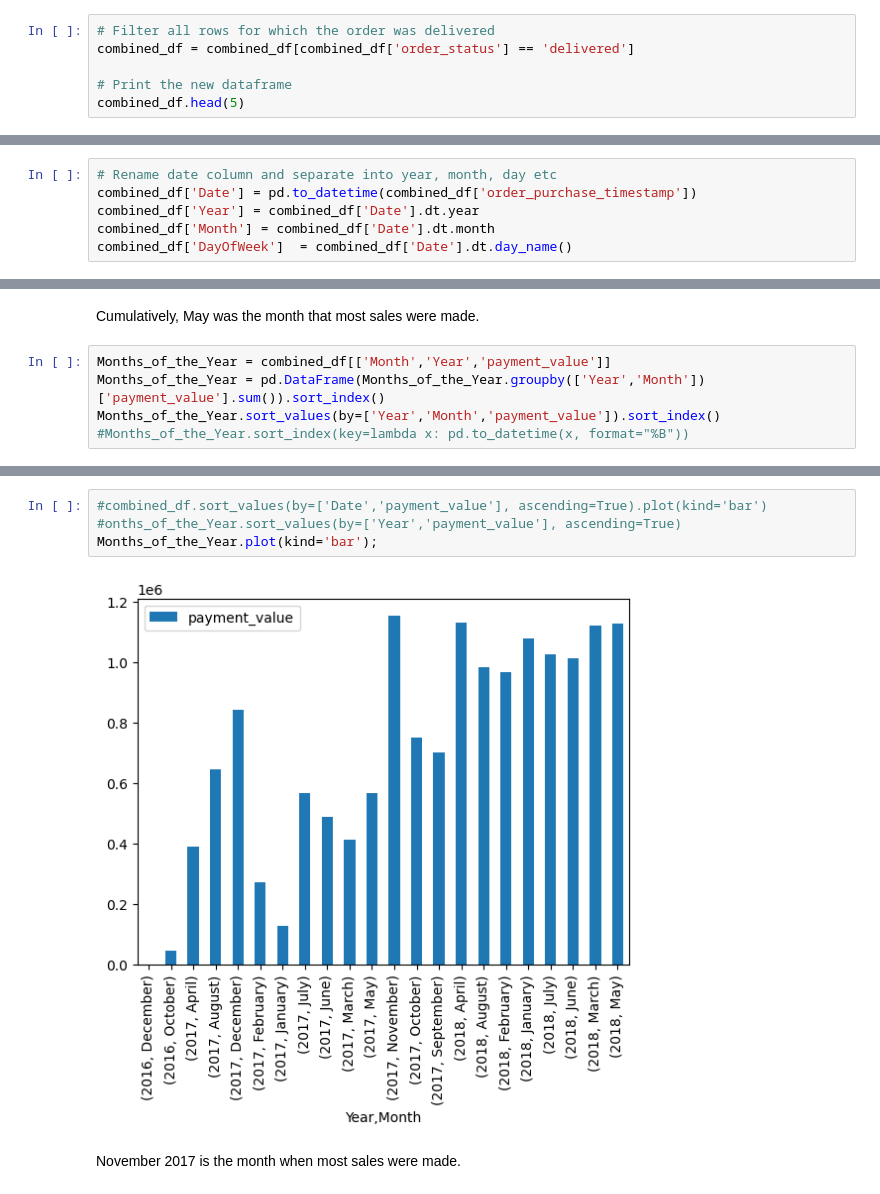
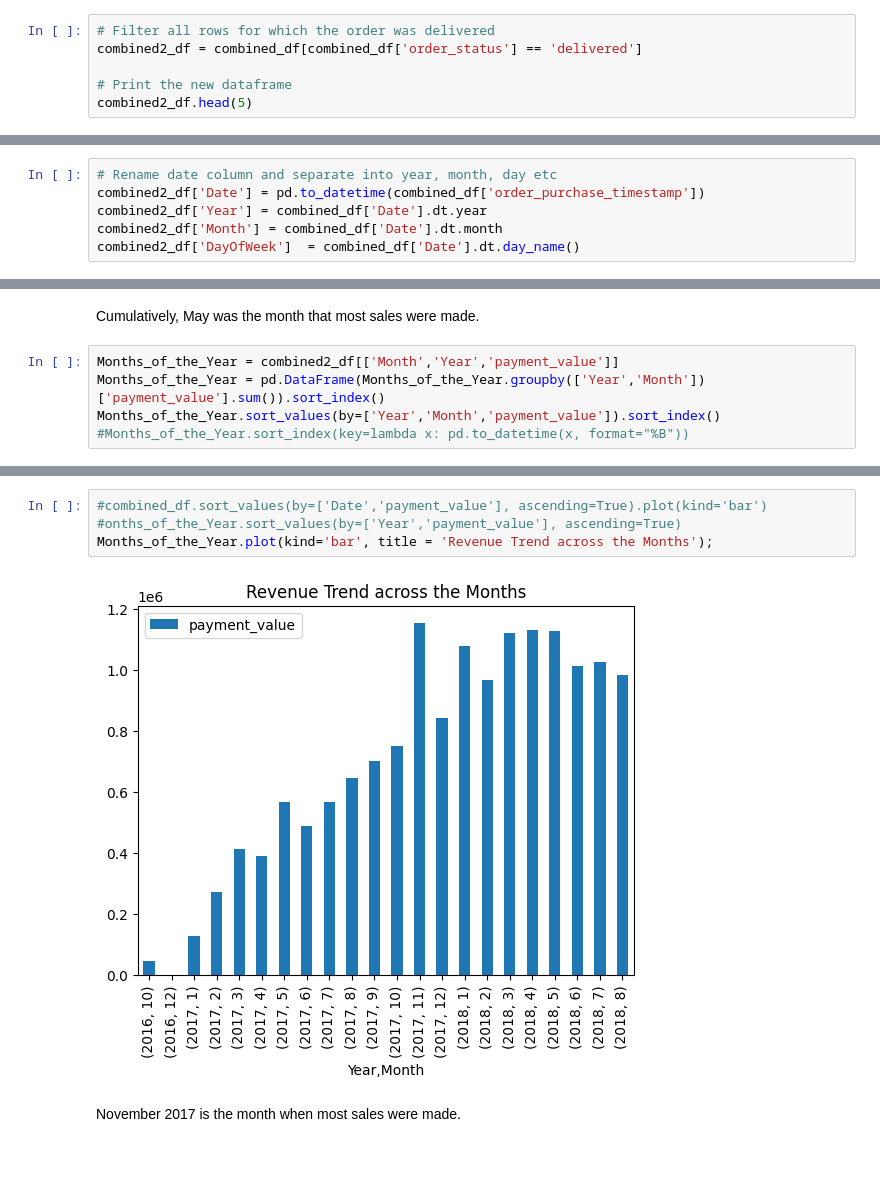
Before and after one commit to kanjamwingirwa/Olist, a Jupyter notebook: Olist_Analysis_Final.ipynb, the cells around one changed output, grey strips where cells are left out. Drawn from its saved outputs; the diff is of its cells as text; blank space fills up the shorter version.

```diff
--- a/Olist_Analysis_Final.ipynb
+++ b/Olist_Analysis_Final.ipynb
@@ -562,9 +570,9 @@ combined_df.head(5)
 # %%
 # Filter all rows for which the order was delivered
-combined_df = combined_df[combined_df['order_status'] == 'delivered']
+combined2_df = combined_df[combined_df['order_status'] == 'delivered']
 
 # Print the new dataframe
-combined_df.head(5)
+combined2_df.head(5)
 # %% [output]
 |  | order_id | payment_sequential | payment_type | payment_installments | payment_value | customer_id | ... |
 | 0 | b81ef226f3fe1789b1e8b2acac839d17 | 1 | credit_card | 8 | 99.33 | 0a8556ac6be836b46b3e89920d59291c | ... |
@@ -574,7 +582,7 @@ combined_df.head(5)
 | 4 | 42fdf880ba16b47b59251dd489d4441a | 1 | credit_card | 2 | 128.45 | 15fd6fb8f8312dbb4674e4518d6fa3b3 | ... |
 # %%
 # Rename date column and separate into year, month, day etc
-combined_df['Date'] = pd.to_datetime(combined_df['order_purchase_timestamp'])
-combined_df['Year'] = combined_df['Date'].dt.year
-combined_df['Month'] = combined_df['Date'].dt.month
-combined_df['DayOfWeek']  = combined_df['Date'].dt.day_name()
+combined2_df['Date'] = pd.to_datetime(combined_df['order_purchase_timestamp'])
+combined2_df['Year'] = combined_df['Date'].dt.year
+combined2_df['Month'] = combined_df['Date'].dt.month
+combined2_df['DayOfWeek']  = combined_df['Date'].dt.day_name()
@@ -665,7 +656,7 @@ combined_df.groupby(combined_df['Date'].dt.strftime('%B'))['payment_value'].sum(
 # %% [markdown]
 Cumulatively, May was the month that most sales were made.
 # %%
-Months_of_the_Year = combined_df[['Month','Year','payment_value']]
+Months_of_the_Year = combined2_df[['Month','Year','payment_value']]
 Months_of_the_Year = pd.DataFrame(Months_of_the_Year.groupby(['Year','Month'])['payment_value'].sum()).sort_index()
 Months_of_the_Year.sort_values(by=['Year','Month','payment_value']).sort_index()
 #Months_of_the_Year.sort_index(key=lambda x: pd.to_datetime(x, format="%B"))
@@ -691,9 +682,9 @@ Months_of_the_Year.sort_values(by=['Year','Month','payment_value']).sort_index()
 # %%
 #combined_df.sort_values(by=['Date','payment_value'], ascending=True).plot(kind='bar')
 #onths_of_the_Year.sort_values(by=['Year','payment_value'], ascending=True)
-Months_of_the_Year.plot(kind='bar');
+Months_of_the_Year.plot(kind='bar', title = 'Revenue Trend across the Months');
 # %% [output]
-[figure, old version]
+[figure, new version]
 # %% [markdown]
 November 2017 is the month when most sales were made.
 # %% [markdown]
```
Also changed, not shown: parts of 64 cells of this notebook.
